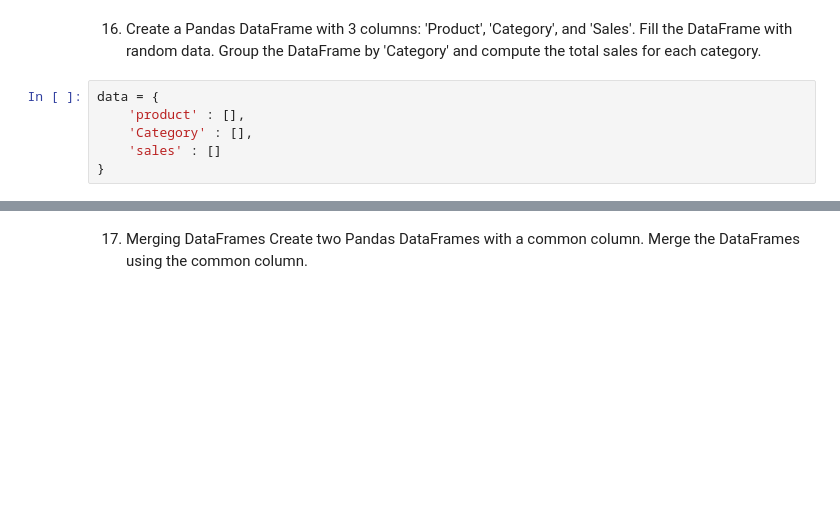
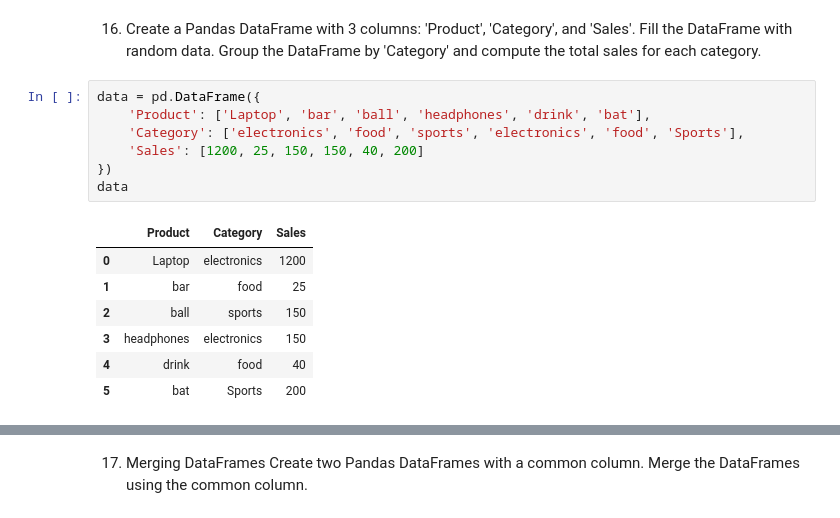
Before and after one commit to yashwith41/assignment1-skill60-, a Jupyter notebook: assignment.ipynb, the cells around one changed output, grey strips where cells are left out. Drawn from its saved outputs; the diff is of its cells as text; blank space fills up the shorter version.

```diff
--- a/assignment.ipynb
+++ b/assignment.ipynb
@@ -208,8 +289,17 @@ grouped
 # %% [markdown]
 16. Create a Pandas DataFrame with 3 columns: 'Product', 'Category', and 'Sales'. Fill the DataFrame with random data. Group the DataFrame by 'Category' and compute the total sales for each category.
 # %%
-data = {
-    'product' : [],
-    'Category' : [],
-    'sales' : []
-}
+data = pd.DataFrame({
+    'Product': ['Laptop', 'bar', 'ball', 'headphones', 'drink', 'bat'],
+    'Category': ['electronics', 'food', 'sports', 'electronics', 'food', 'Sports'],
+    'Sales': [1200, 25, 150, 150, 40, 200]
+})
+data
+# %% [output]
+|  | Product | Category | Sales |
+| 0 | Laptop | electronics | 1200 |
+| 1 | bar | food | 25 |
+| 2 | ball | sports | 150 |
+| 3 | headphones | electronics | 150 |
+| 4 | drink | food | 40 |
+| 5 | bat | Sports | 200 |
```
Also changed, not shown: parts of 24 cells of this notebook.
